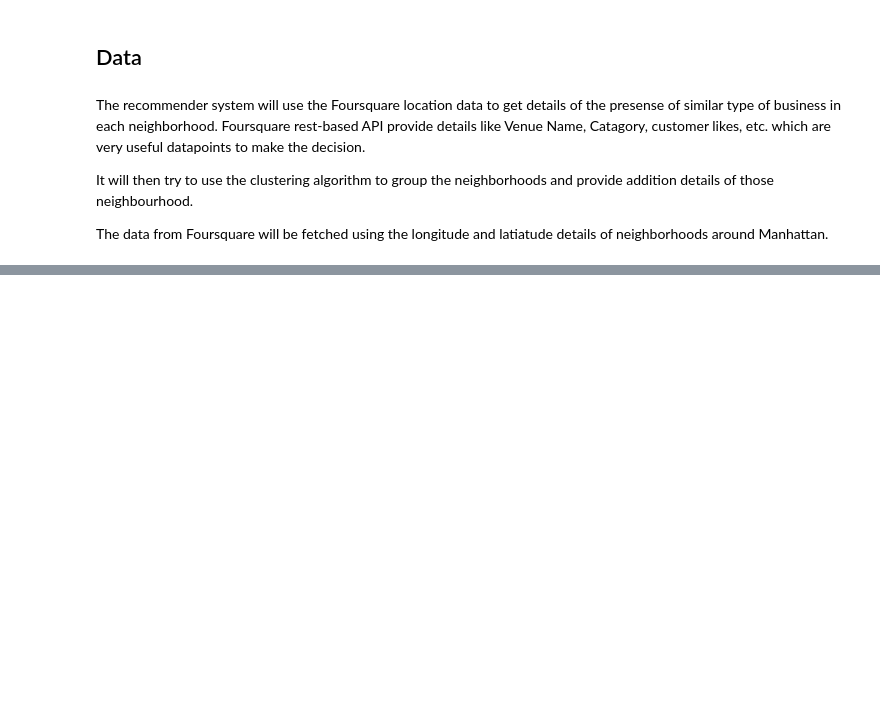
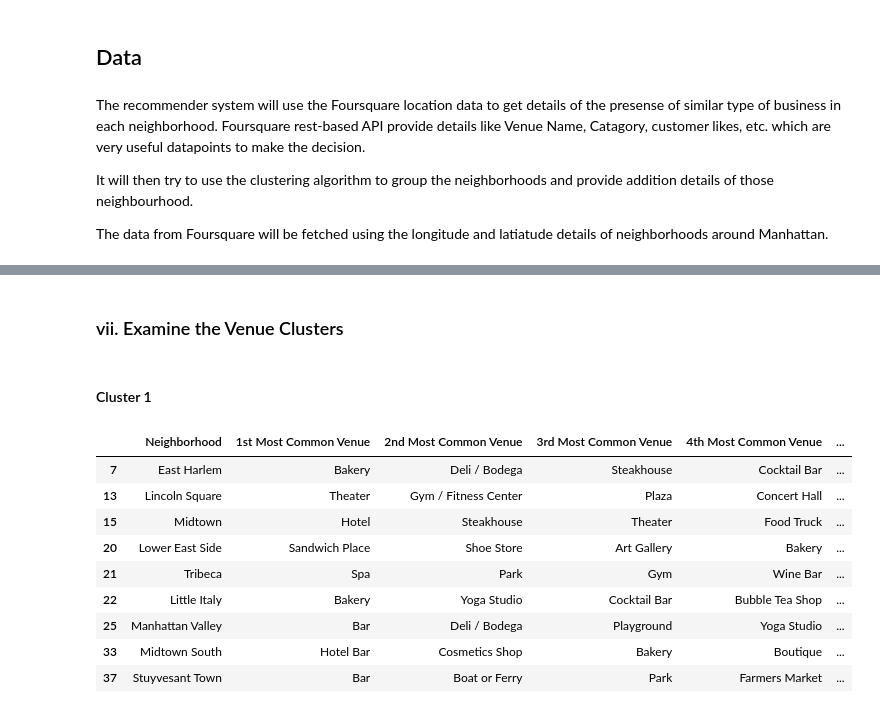
Before and after one commit to SoumaSGhosh/Coursera_Capstone, a Jupyter notebook: Coursera Capstone Project.ipynb, the cells around one changed output, grey strips where cells are left out. Drawn from its saved outputs; the diff is of its cells as text; code cells hidden in the pictures; blank space fills up the shorter version.

```diff
--- a/Coursera Capstone Project.ipynb
+++ b/Coursera Capstone Project.ipynb
@@ -20,0 +503,19 @@ The data from Foursquare will be fetched using the longitude and latiatude detai
+# %% [markdown]
+### vii. Examine the Venue Clusters
+# %% [markdown]
+#### Cluster 1
+# %%
+manhattan_others_merged.loc[manhattan_others_merged['Cluster Labels'] == 0,\
+                                manhattan_others_merged.columns[[1]\
+                              + list(range(5, manhattan_others_merged.shape[1] -5))]]
+# %% [output]
+|  | Neighborhood | 1st Most Common Venue | 2nd Most Common Venue | 3rd Most Common Venue | 4th Most Common Venue | ... |
+| 7 | East Harlem | Bakery | Deli / Bodega | Steakhouse | Cocktail Bar | ... |
+| 13 | Lincoln Square | Theater | Gym / Fitness Center | Plaza | Concert Hall | ... |
+| 15 | Midtown | Hotel | Steakhouse | Theater | Food Truck | ... |
+| 20 | Lower East Side | Sandwich Place | Shoe Store | Art Gallery | Bakery | ... |
+| 21 | Tribeca | Spa | Park | Gym | Wine Bar | ... |
+| 22 | Little Italy | Bakery | Yoga Studio | Cocktail Bar | Bubble Tea Shop | ... |
+| 25 | Manhattan Valley | Bar | Deli / Bodega | Playground | Yoga Studio | ... |
+| 33 | Midtown South | Hotel Bar | Cosmetics Shop | Bakery | Boutique | ... |
+| 37 | Stuyvesant Town | Bar | Boat or Ferry | Park | Farmers Market | ... |
```
Also changed, not shown: parts of 86 cells of this notebook.
